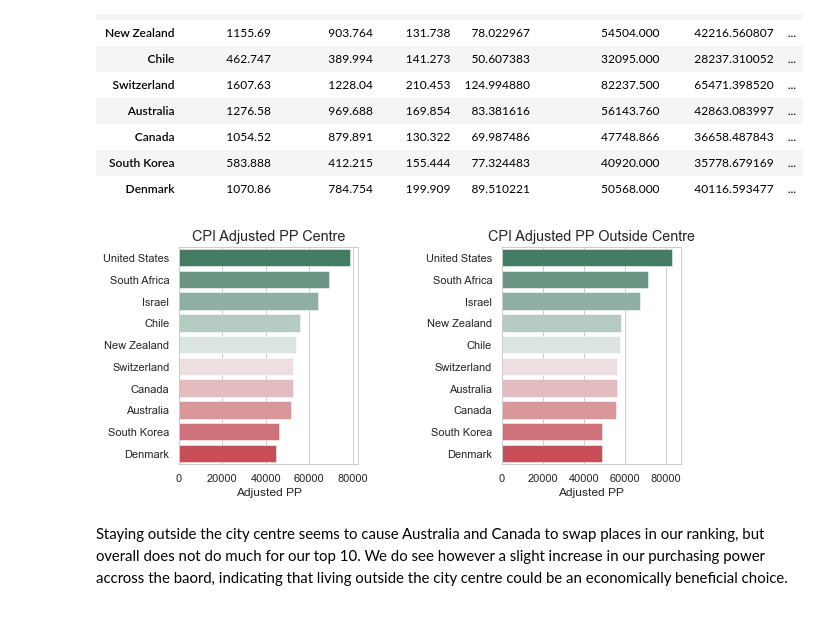
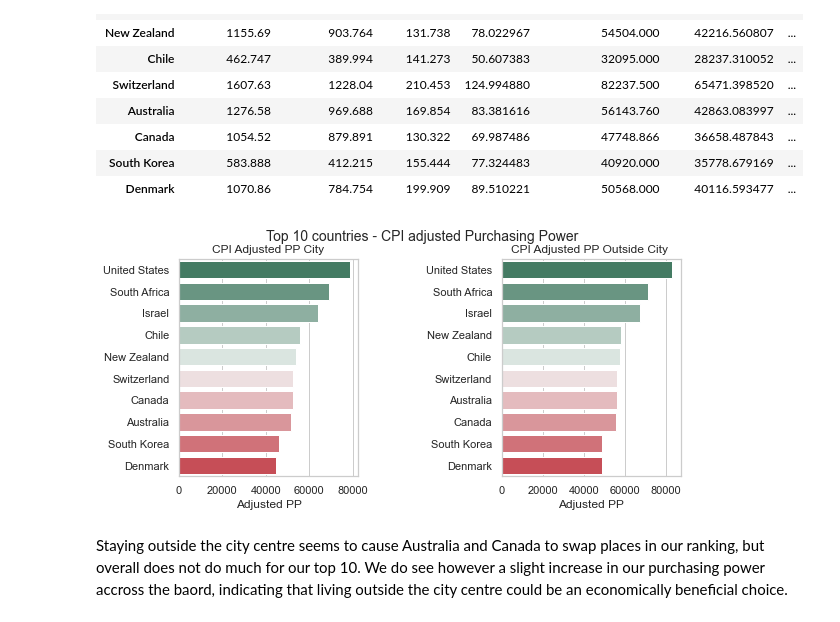
Before and after one commit to hendrikbaacke/Data-Madness, a Jupyter notebook: Income_and_Living_Prices__Data_Madness.ipynb, the cells around one changed output. Saved outputs shown, nothing was run; the diff lists cells and outputs as text; code cells hidden in the pictures.

Commit message:
Figure Update

```diff
--- a/Income_and_Living_Prices__Data_Madness.ipynb
+++ b/Income_and_Living_Prices__Data_Madness.ipynb
@@ -1163,22 +1162,22 @@ df.sort_values(by= 'CPI Adjusted PP', ascending=False)[:10]
 | Denmark | 1070.86 | 784.754 | 199.909 | 89.510221 | 50568.000 | 40116.593477 | ... |
 # %%
 fig, ax= plt.subplots(1,2, figsize=(9,4))
-
+fig.suptitle('Top 10 countries - CPI adjusted Purchasing Power',size = 14);
 sal_coun=df.sort_values(by= 'CPI Adjusted PP Centre', ascending=False)[:10]
 sns.barplot('CPI Adjusted PP Centre',sal_coun.index,data=sal_coun,palette=sns.diverging_palette(150, 10, n=10),ax=ax[0])
-ax[0].set_title('CPI Adjusted PP Centre')
+ax[0].set_title('CPI Adjusted PP City')
 ax[0].set_xlabel('Adjusted PP')
 
 cpi_coun=df.sort_values(by= 'CPI Adjusted PP', ascending=False)[:10]
 sns.barplot('CPI Adjusted PP',cpi_coun.index,data=cpi_coun,palette=sns.diverging_palette(150, 10, n=10),ax=ax[1])
-ax[1].set_title('CPI Adjusted PP Outside Centre')
+ax[1].set_title('CPI Adjusted PP Outside City ')
 ax[1].set_xlabel('Adjusted PP')
 
 plt.subplots_adjust(wspace=0.8)
 sns.set_style("whitegrid")
 plt.show()
 # %% [output]
-[figure, old version]
+[figure, new version]
 # %% [markdown]
 Staying outside the city centre seems to cause Australia and Canada to swap places in our ranking, but overall does not do much for our top 10. We do see however a slight increase in our purchasing power accross the baord, indicating that living outside the city centre could be an economically beneficial choice.
 # %% [markdown]
```
Also changed, not shown: parts of 3 cells of this notebook.
